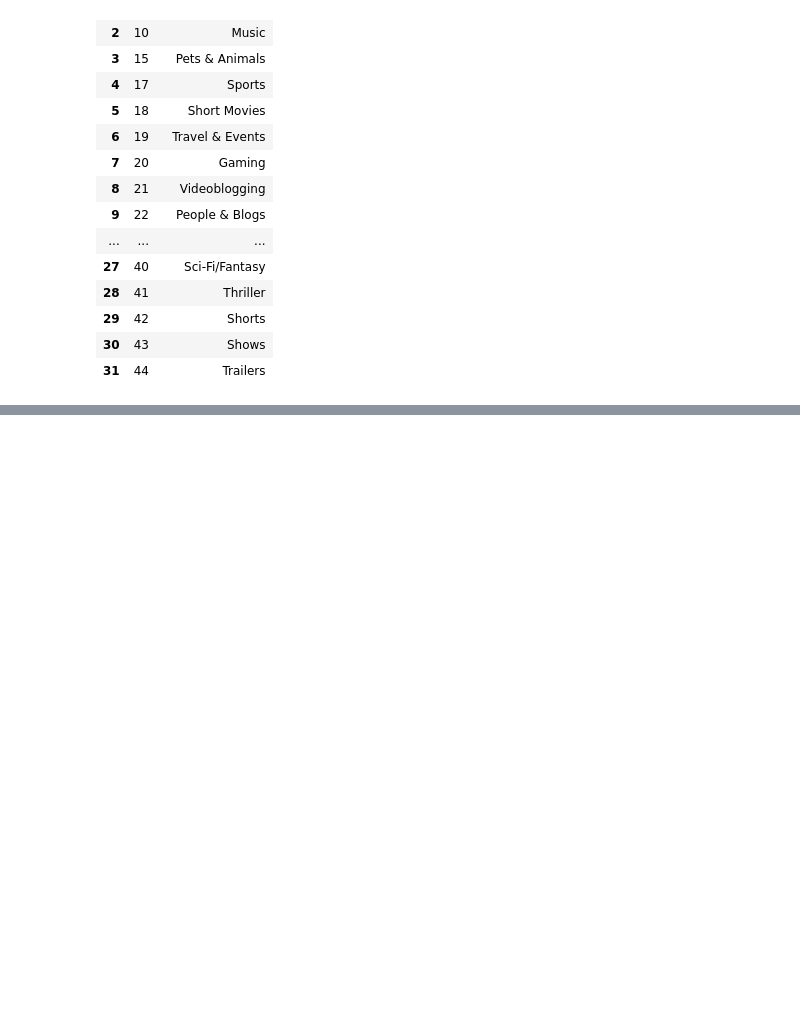
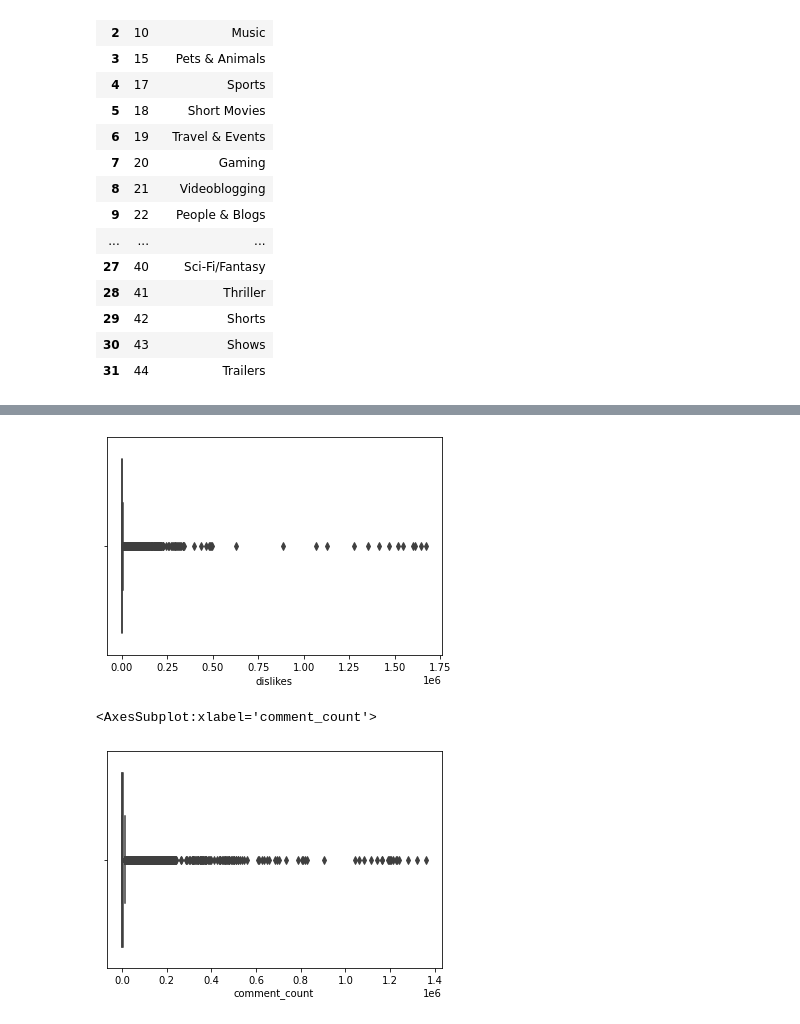
Before and after one commit to FrowsyFrog/EB-2022-1-CC51, a Jupyter notebook: code/preprocess-dataset.ipynb, the cells around one changed output, grey strips where cells are left out. Drawn from its saved outputs; the diff is of its cells as text; code cells hidden in the pictures; blank space fills up the shorter version.

```diff
--- a/code/preprocess-dataset.ipynb
+++ b/code/preprocess-dataset.ipynb
@@ -44,8 +67,3 @@ lat                       0.0
 lon                       0.0
 geometry                    0
 dtype: object
-# %%
-#Eliminar entradas donde "video_id" es faltante
-yt_data_u = yt_data_u[yt_data["video_id"].notna()]
-print(len(yt_data_u))
-#No hay ninguna fila que no tenga un id correcto
@@ -138,3 +175,12 @@ Name: category_name, Length: 40948, dtype: object
+# %%
+#Buscando outliers
+sns.boxplot(yt_data_u["dislikes"])
+plt.show()
+sns.boxplot(yt_data_u["comment_count"])
+# %% [output]
+[figure, added]
+<AxesSubplot:xlabel='comment_count'>
+[figure, added]
 # %%
 #Tanto en las columnas de "dislikes" y "comment_count" se han eliminado los outliers. Esto debido a que son objeto de estudio.
 yt_data_u = yt_data_u[yt_data_u["dislikes"] <= 50000]
```
Also changed, not shown: parts of 11 cells of this notebook, 1 other file.
